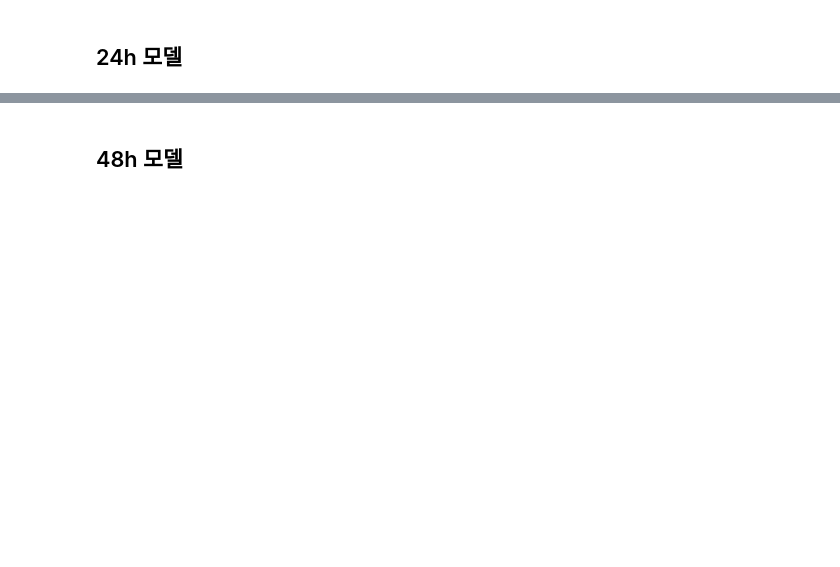
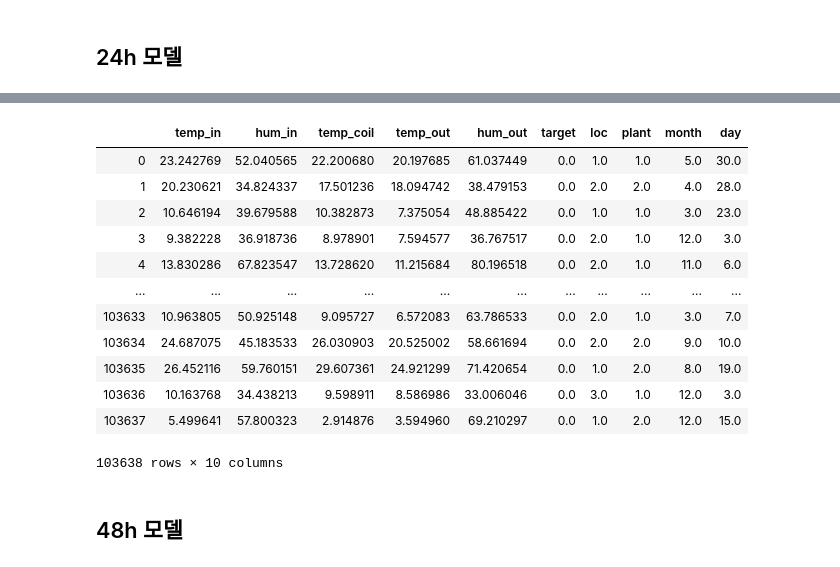
Before and after one commit to gw1303/weater_contest, a Jupyter notebook: main.ipynb, the cells around one changed output, grey strips where cells are left out. Saved outputs shown, nothing was run; the diff lists cells and outputs as text; code cells hidden in the pictures; blank space fills up the shorter version.

```diff
--- a/main.ipynb
+++ b/main.ipynb
@@ -259,19 +261,16 @@ print(train_y.shape)
 # %%
 # callback 함수
-
-es = EarlyStopping(patience=50)
+es = EarlyStopping(patience=20)
 tqdm = TQDMNotebookCallback()
 # %%
 # DNN 모델
 model = Sequential()
-
-model.add(Dense(units=128, activation='relu',input_dim=7))
+model.add(Dense(units=256, activation='relu',input_dim=7))
 model.add(Dense(units=256, activation='relu'))
-model.add(Dropout(0.4))
 model.add(Dense(units=256, activation='relu'))
-model.add(Dense(units=512, activation='relu'))
+model.add(Dense(units=256, activation='relu'))
 model.add(Dense(units=5, activation='relu'))
 
 model.compile(loss='mean_squared_error', optimizer='adam', metrics=['mae'])
 
-hist = model.fit(train_x, train_y, epochs=500, batch_size=4096, validation_data=[test_x,test_y], verbose=0, callbacks=[es, tqdm])
+hist = model.fit(train_x, train_y, epochs=1000, batch_size=4096, validation_data=[test_x,test_y], verbose=0, callbacks=[es, tqdm])
@@ -279,0 +295,6 @@ model.evaluate(test_x, test_y, batch_size=4096)
+# %%
+test_x = pd.read_csv('test_x.csv', index_col=0)
+test_y = pd.read_csv('test_y.csv', index_col=0)
+
+pred_y = model.predict(test_x)
+pred_y
@@ -280 +310,22 @@ model.evaluate(test_x, test_y, batch_size=4096)
+# %%
+label = pd.DataFrame(np.array(plant_24.iloc[test_y.index,16:]))
+pred_y = pd.DataFrame(pred_y)
+
+res = pd.concat([pred_y, label], axis=1)
+res.columns = ['temp_in', 'hum_in', 'temp_coil', 'temp_out','hum_out','target','loc','plant','month','day']
+res
+# %% [output]
+|  | temp_in | hum_in | temp_coil | temp_out | hum_out | target | loc | plant | month | day |
+| 0 | 23.242769 | 52.040565 | 22.200680 | 20.197685 | 61.037449 | 0.0 | 1.0 | 1.0 | 5.0 | 30.0 |
+| 1 | 20.230621 | 34.824337 | 17.501236 | 18.094742 | 38.479153 | 0.0 | 2.0 | 2.0 | 4.0 | 28.0 |
+| 2 | 10.646194 | 39.679588 | 10.382873 | 7.375054 | 48.885422 | 0.0 | 1.0 | 1.0 | 3.0 | 23.0 |
+| 3 | 9.382228 | 36.918736 | 8.978901 | 7.594577 | 36.767517 | 0.0 | 2.0 | 1.0 | 12.0 | 3.0 |
+| 4 | 13.830286 | 67.823547 | 13.728620 | 11.215684 | 80.196518 | 0.0 | 2.0 | 1.0 | 11.0 | 6.0 |
+| ... | ... | ... | ... | ... | ... | ... | ... | ... | ... | ... |
+| 103633 | 10.963805 | 50.925148 | 9.095727 | 6.572083 | 63.786533 | 0.0 | 2.0 | 1.0 | 3.0 | 7.0 |
+| 103634 | 24.687075 | 45.183533 | 26.030903 | 20.525002 | 58.661694 | 0.0 | 2.0 | 2.0 | 9.0 | 10.0 |
+| 103635 | 26.452116 | 59.760151 | 29.607361 | 24.921299 | 71.420654 | 0.0 | 1.0 | 2.0 | 8.0 | 19.0 |
+| 103636 | 10.163768 | 34.438213 | 9.598911 | 8.586986 | 33.006046 | 0.0 | 3.0 | 1.0 | 12.0 | 3.0 |
+| 103637 | 5.499641 | 57.800323 | 2.914876 | 3.594960 | 69.210297 | 0.0 | 1.0 | 2.0 | 12.0 | 15.0 |
+103638 rows × 10 columns
 # %%
```
Also changed, not shown: parts of 27 cells of this notebook, 7 other files.
